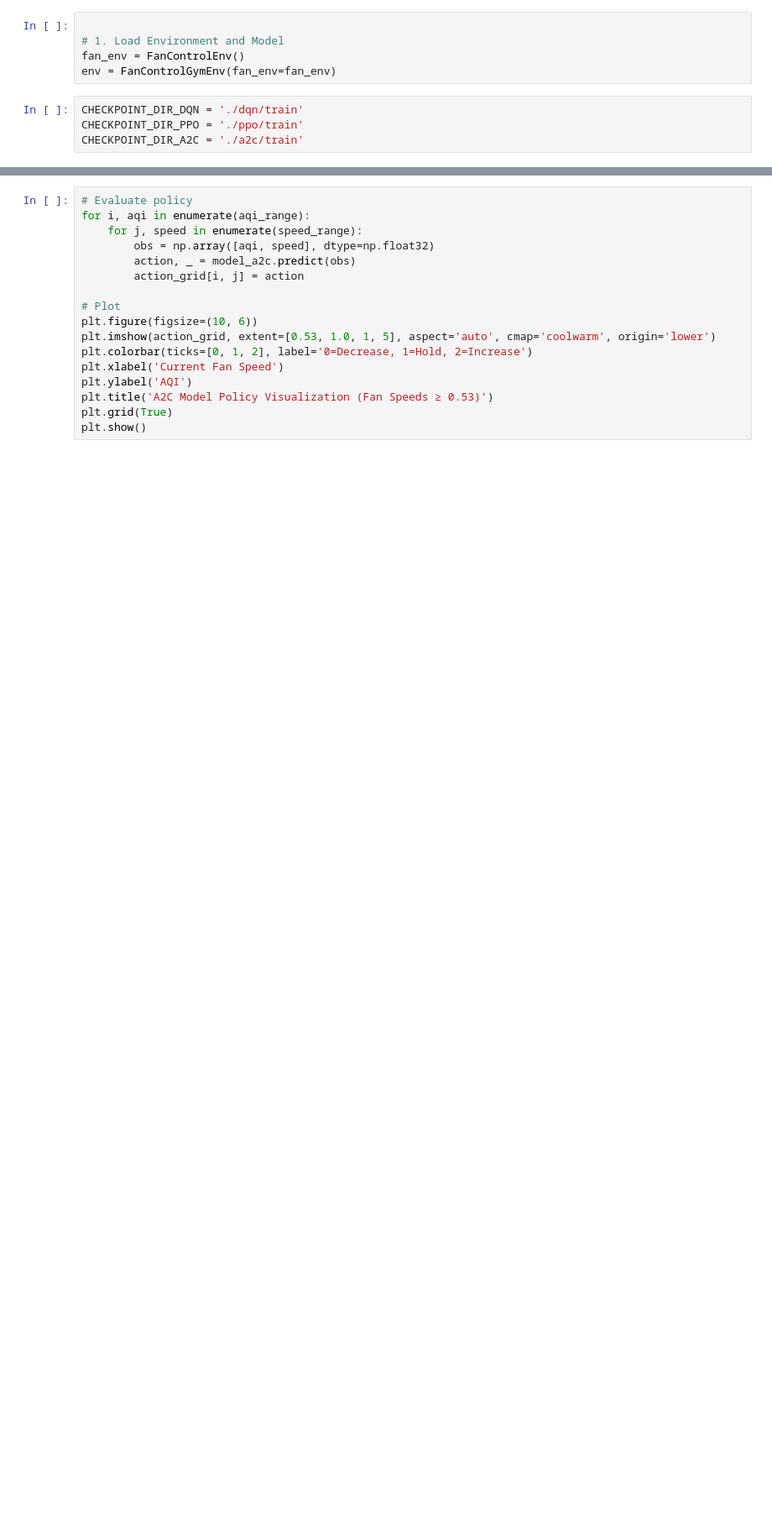
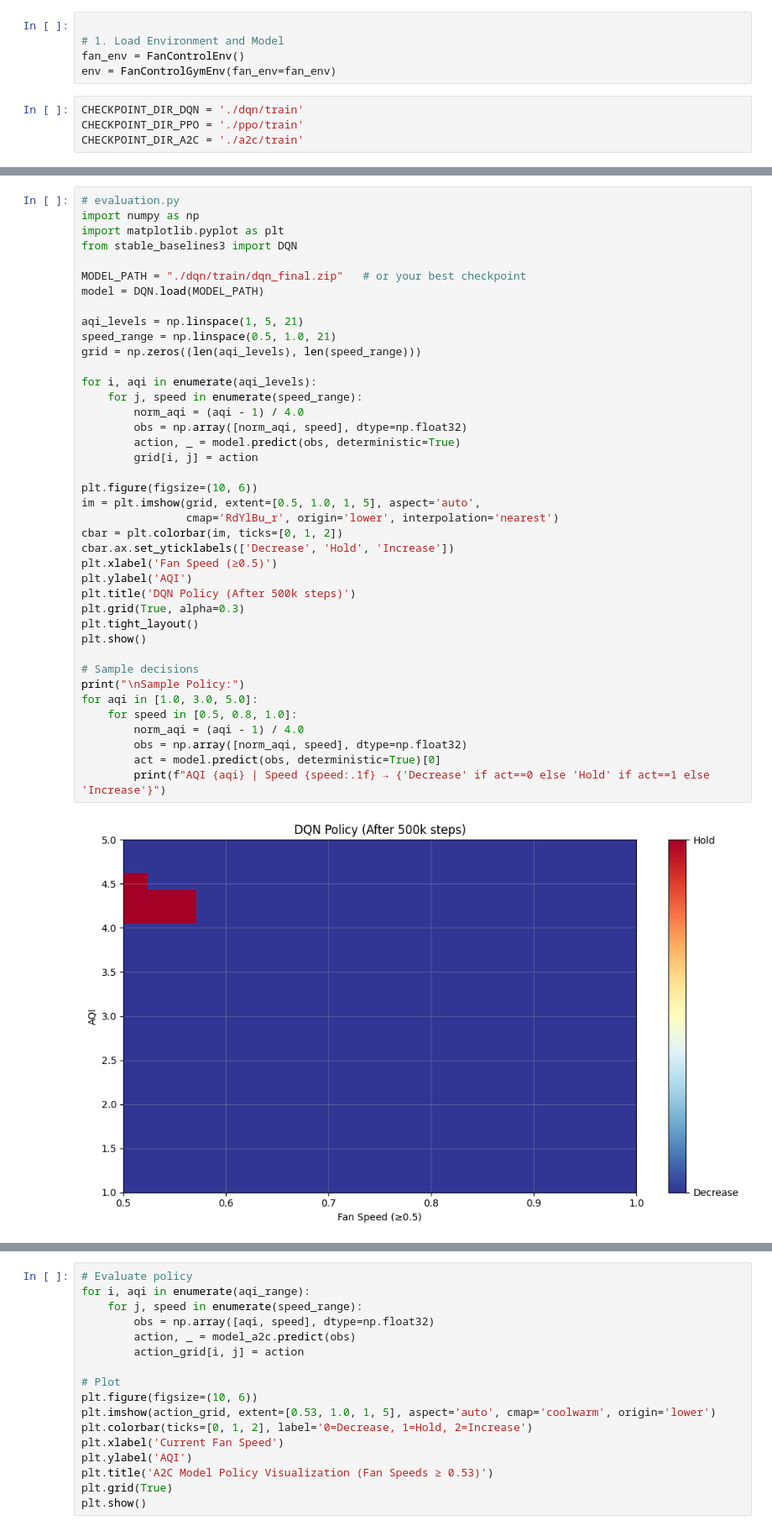
Before and after one commit to kagozi/aqi-monitor, a Jupyter notebook: evaluation.ipynb, the cells around one changed output, grey strips where cells are left out. Shown at 84% size. Saved outputs shown, nothing was run; the diff lists cells and outputs as text; blank space fills up the shorter version.

```diff
--- a/evaluation.ipynb
+++ b/evaluation.ipynb
@@ -142,0 +166,42 @@ plt.show()
+# %%
+# evaluation.py
+import numpy as np
+import matplotlib.pyplot as plt
+from stable_baselines3 import DQN
+
+MODEL_PATH = "./dqn/train/dqn_final.zip"   # or your best checkpoint
+model = DQN.load(MODEL_PATH)
+
+aqi_levels = np.linspace(1, 5, 21)
+speed_range = np.linspace(0.5, 1.0, 21)
+grid = np.zeros((len(aqi_levels), len(speed_range)))
+
+for i, aqi in enumerate(aqi_levels):
+    for j, speed in enumerate(speed_range):
+        norm_aqi = (aqi - 1) / 4.0
+        obs = np.array([norm_aqi, speed], dtype=np.float32)
+        action, _ = model.predict(obs, deterministic=True)
+        grid[i, j] = action
+
+plt.figure(figsize=(10, 6))
+im = plt.imshow(grid, extent=[0.5, 1.0, 1, 5], aspect='auto',
+                cmap='RdYlBu_r', origin='lower', interpolation='nearest')
+cbar = plt.colorbar(im, ticks=[0, 1, 2])
+cbar.ax.set_yticklabels(['Decrease', 'Hold', 'Increase'])
+plt.xlabel('Fan Speed (≥0.5)')
+plt.ylabel('AQI')
+plt.title('DQN Policy (After 500k steps)')
+plt.grid(True, alpha=0.3)
+plt.tight_layout()
+plt.show()
+
+# Sample decisions
+print("\nSample Policy:")
+for aqi in [1.0, 3.0, 5.0]:
+    for speed in [0.5, 0.8, 1.0]:
+        norm_aqi = (aqi - 1) / 4.0
+        obs = np.array([norm_aqi, speed], dtype=np.float32)
+        act = model.predict(obs, deterministic=True)[0]
+        print(f"AQI {aqi} | Speed {speed:.1f} → {'Decrease' if act==0 else 'Hold' if act==1 else 'Increase'}")
+# %% [output]
+[figure, added]
```
Also changed, not shown: parts of 4 cells of this notebook, 3 other files.
